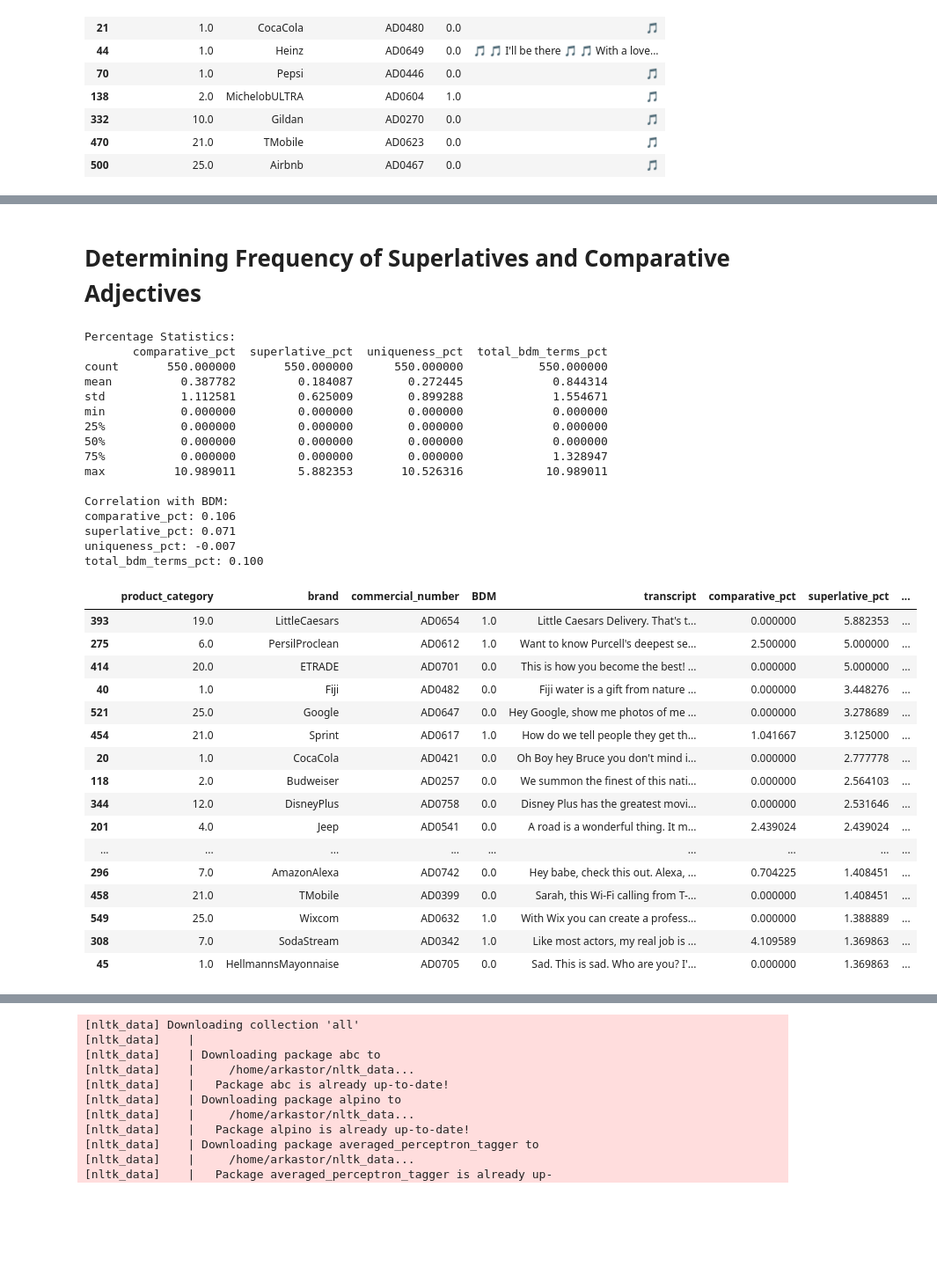
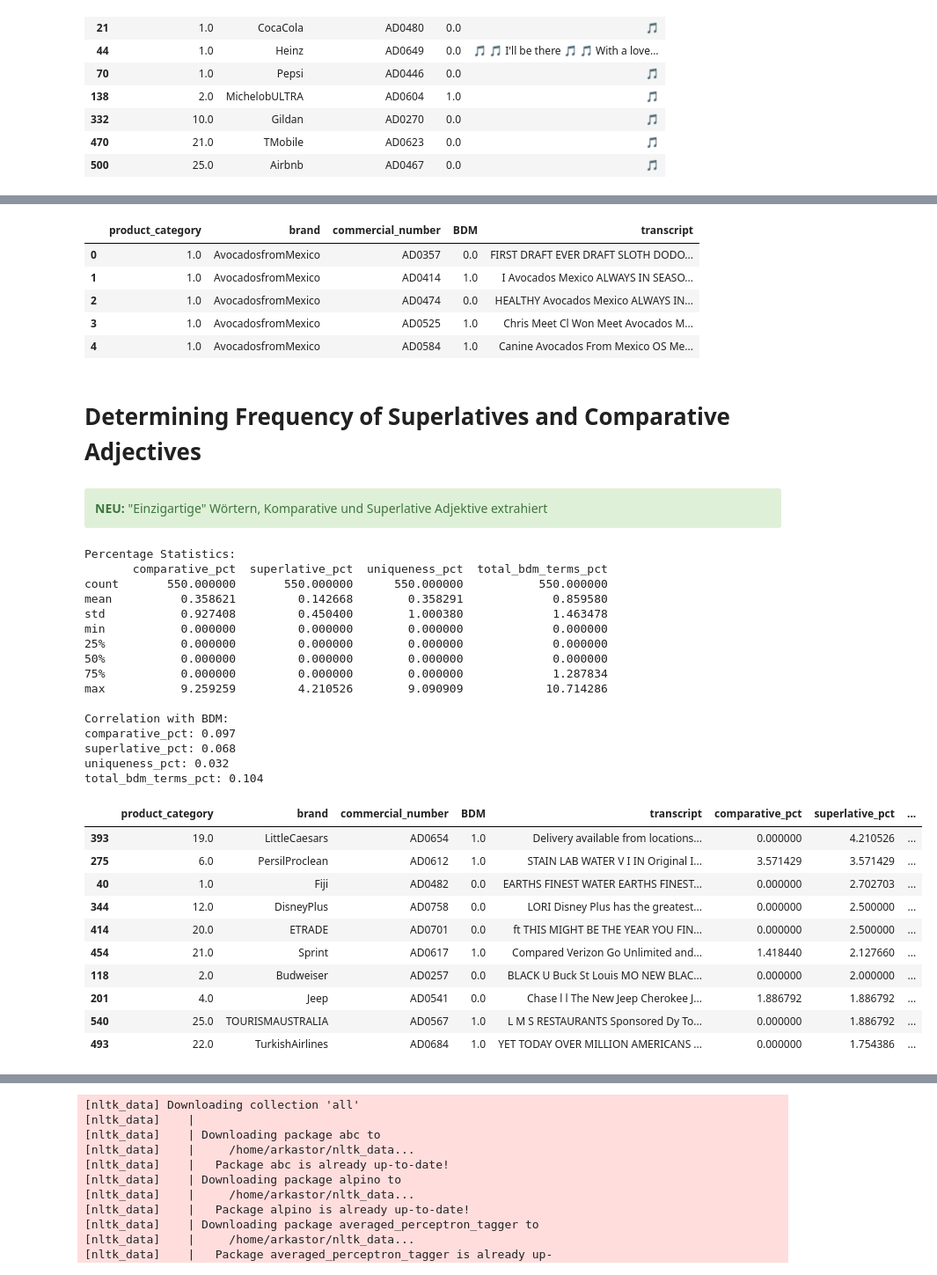
Before and after one commit to NilsLeo/Commercial-Brand-Differentiating-Message-Analysis, a Jupyter notebook: Neues_Projekt/BDM_Detection.ipynb, the cells around one changed output, grey strips where cells are left out. Shown at 88% size. Drawn from its saved outputs; the diff is of its cells as text; code cells hidden in the pictures; blank space fills up the shorter version.

```diff
--- a/Neues_Projekt/BDM_Detection.ipynb
+++ b/Neues_Projekt/BDM_Detection.ipynb
@@ -116,5 +123,30 @@ ad_df[ad_df['transcript'].str.contains('🎵', na=False)]
+# %%
+
+ocr_to_merge = pd.read_csv("./ocr_to_merge.csv")
+ad_df = ad_df.merge(ocr_to_merge, left_on='commercial_number', right_on='ad', how='left')
+ad_df.drop(columns=['ad', 'recognized_text'], inplace=True)
+ad_df.rename(columns={'cleaned_text': 'ocr_text'}, inplace=True)
+
+# merge ocr_text with transcript
+# TODO: Rename transcript to transcript_plus_ocr
+ad_df['transcript'] = ad_df['ocr_text'] + ' ' + ad_df['transcript']
+ad_df.drop(columns=['ocr_text'], inplace=True)
+
+ad_df.head()
+# %% [output]
+|  | product_category | brand | commercial_number | BDM | transcript |
+| 0 | 1.0 | AvocadosfromMexico | AD0357 | 0.0 | FIRST DRAFT EVER DRAFT SLOTH DODO... |
+| 1 | 1.0 | AvocadosfromMexico | AD0414 | 1.0 | I Avocados Mexico ALWAYS IN SEASO... |
+| 2 | 1.0 | AvocadosfromMexico | AD0474 | 0.0 | HEALTHY Avocados Mexico ALWAYS IN... |
+| 3 | 1.0 | AvocadosfromMexico | AD0525 | 1.0 | Chris Meet Cl Won Meet Avocados M... |
+| 4 | 1.0 | AvocadosfromMexico | AD0584 | 1.0 | Canine Avocados From Mexico OS Me... |
 # %% [markdown]
 # Determining Frequency of Superlatives and Comparative Adjectives
+# %% [markdown]
+<div class="alert alert-block alert-success">
+<b>NEU:</b>
+"Einzigartige" Wörtern, Komparative und Superlative Adjektive extrahiert
+</div>
 # %%
 import spacy
 import pandas as pd
@@ -129,7 +161,7 @@ uniqueness_terms = {
     'first', 'best-in-class', 'superior', 'advanced', 'breakthrough',
     'ultimate', 'premium', 'finest', 'exceptional', 'unmatched',
     'unrivaled', 'outstanding', 'extraordinary', 'remarkable', 'unparalleled',
-    'pioneering', 'cutting-edge', 'state-of-the-art', 'next-generation'
+    'pioneering', 'cutting-edge', 'state-of-the-art', 'next-generation', 'compared', 'original', 'legacy'
 }
 
 # Initialize lists to store percentages and words
@@ -144,7 +176,8 @@ for transcript in ad_df['transcript']:
     words = {
         'comparatives': [],
         'superlatives': [],
-        'unique_words': []
+        'unique_words': [],
+        'bdm_words': []
     }
 
     # Process the text with spaCy
@@ -158,13 +191,15 @@ for transcript in ad_df['transcript']:
             if token.tag_ == 'JJR':
                 metrics['comparative'] += 1
                 words['comparatives'].append(token.text)
+                words['bdm_words'].append(token.text)
             elif token.tag_ == 'JJS':
                 metrics['superlative'] += 1
                 words['superlatives'].append(token.text)
+                words['bdm_words'].append(token.text)
             elif token.text.lower() in uniqueness_terms:
                 metrics['uniqueness'] += 1
                 words['unique_words'].append(token.text)
-
+                words['bdm_words'].append(token.text)
     # Calculate percentages
     if word_count > 0:
         percentages = {
@@ -189,55 +224,49 @@ results_df = pd.DataFrame(analysis_results)
 words_df = pd.DataFrame(identified_words)
 
 # Combine all DataFrames
 ad_df = pd.concat([
     ad_df,
     results_df,
     words_df
 ], axis=1)
 
 # Show summary statistics
 print("\nPercentage Statistics:")
 print(results_df.describe())
 
 # Show correlation with BDM
 print("\nCorrelation with BDM:")
 for col in results_df.columns:
     correlation = ad_df[col].corr(ad_df['BDM'])
     print(f"{col}: {correlation:.3f}")
 # sort by highest amount of superlatives, then by highest amount of comparatives
 ad_df = ad_df.sort_values(by=['superlative_pct', 'comparative_pct', 'uniqueness_pct'], ascending=[False, False, False])
-ad_df.head(30)
+ad_df.head(10)
 # %% [output]
 Percentage Statistics:
        comparative_pct  superlative_pct  uniqueness_pct  total_bdm_terms_pct
 count       550.000000       550.000000      550.000000           550.000000
-mean          0.387782         0.184087        0.272445             0.844314
-std           1.112581         0.625009        0.899288             1.554671
+mean          0.358621         0.142668        0.358291             0.859580
+std           0.927408         0.450400        1.000380             1.463478
 min           0.000000         0.000000        0.000000             0.000000
 25%           0.000000         0.000000        0.000000             0.000000
 50%           0.000000         0.000000        0.000000             0.000000
-75%           0.000000         0.000000        0.000000             1.328947
-max          10.989011         5.882353       10.526316            10.989011
+75%           0.000000         0.000000        0.000000             1.287834
+max           9.259259         4.210526        9.090909            10.714286
 
 Correlation with BDM:
-comparative_pct: 0.106
-superlative_pct: 0.071
-uniqueness_pct: -0.007
-total_bdm_terms_pct: 0.100
+comparative_pct: 0.097
+superlative_pct: 0.068
+uniqueness_pct: 0.032
+total_bdm_terms_pct: 0.104
 |  | product_category | brand | commercial_number | BDM | transcript | comparative_pct | superlative_pct | ... |
-| 393 | 19.0 | LittleCaesars | AD0654 | 1.0 | Little Caesars Delivery. That's t... | 0.000000 | 5.882353 | ... |
-| 275 | 6.0 | PersilProclean | AD0612 | 1.0 | Want to know Purcell's deepest se... | 2.500000 | 5.000000 | ... |
-| 414 | 20.0 | ETRADE | AD0701 | 0.0 | This is how you become the best! ... | 0.000000 | 5.000000 | ... |
-| 40 | 1.0 | Fiji | AD0482 | 0.0 | Fiji water is a gift from nature ... | 0.000000 | 3.448276 | ... |
-| 521 | 25.0 | Google | AD0647 | 0.0 | Hey Google, show me photos of me ... | 0.000000 | 3.278689 | ... |
-| 454 | 21.0 | Sprint | AD0617 | 1.0 | How do we tell people they get th... | 1.041667 | 3.125000 | ... |
-| 20 | 1.0 | CocaCola | AD0421 | 0.0 | Oh Boy hey Bruce you don't mind i... | 0.000000 | 2.777778 | ... |
-| 118 | 2.0 | Budweiser | AD0257 | 0.0 | We summon the finest of this nati... | 0.000000 | 2.564103 | ... |
-| 344 | 12.0 | DisneyPlus | AD0758 | 0.0 | Disney Plus has the greatest movi... | 0.000000 | 2.531646 | ... |
-| 201 | 4.0 | Jeep | AD0541 | 0.0 | A road is a wonderful thing. It m... | 2.439024 | 2.439024 | ... |
-| ... | ... | ... | ... | ... | ... | ... | ... | ... |
-| 296 | 7.0 | AmazonAlexa | AD0742 | 0.0 | Hey babe, check this out. Alexa, ... | 0.704225 | 1.408451 | ... |
-| 458 | 21.0 | TMobile | AD0399 | 0.0 | Sarah, this Wi-Fi calling from T-... | 0.000000 | 1.408451 | ... |
-| 549 | 25.0 | Wixcom | AD0632 | 1.0 | With Wix you can create a profess... | 0.000000 | 1.388889 | ... |
-| 308 | 7.0 | SodaStream | AD0342 | 1.0 | Like most actors, my real job is ... | 4.109589 | 1.369863 | ... |
-| 45 | 1.0 | HellmannsMayonnaise | AD0705 | 0.0 | Sad. This is sad. Who are you? I'... | 0.000000 | 1.369863 | ... |
+| 393 | 19.0 | LittleCaesars | AD0654 | 1.0 | Delivery available from locations... | 0.000000 | 4.210526 | ... |
+| 275 | 6.0 | PersilProclean | AD0612 | 1.0 | STAIN LAB WATER V I IN Original I... | 3.571429 | 3.571429 | ... |
+| 40 | 1.0 | Fiji | AD0482 | 0.0 | EARTHS FINEST WATER EARTHS FINEST... | 0.000000 | 2.702703 | ... |
+| 344 | 12.0 | DisneyPlus | AD0758 | 0.0 | LORI Disney Plus has the greatest... | 0.000000 | 2.500000 | ... |
+| 414 | 20.0 | ETRADE | AD0701 | 0.0 | ft THIS MIGHT BE THE YEAR YOU FIN... | 0.000000 | 2.500000 | ... |
+| 454 | 21.0 | Sprint | AD0617 | 1.0 | Compared Verizon Go Unlimited and... | 1.418440 | 2.127660 | ... |
+| 118 | 2.0 | Budweiser | AD0257 | 0.0 | BLACK U Buck St Louis MO NEW BLAC... | 0.000000 | 2.000000 | ... |
+| 201 | 4.0 | Jeep | AD0541 | 0.0 | Chase l l The New Jeep Cherokee J... | 1.886792 | 1.886792 | ... |
+| 540 | 25.0 | TOURISMAUSTRALIA | AD0567 | 1.0 | L M S RESTAURANTS Sponsored Dy To... | 0.000000 | 1.886792 | ... |
+| 493 | 22.0 | TurkishAirlines | AD0684 | 1.0 | YET TODAY OVER MILLION AMERICANS ... | 0.000000 | 1.754386 | ... |
```
Also changed, not shown: parts of 40 cells of this notebook, 8 other files.
